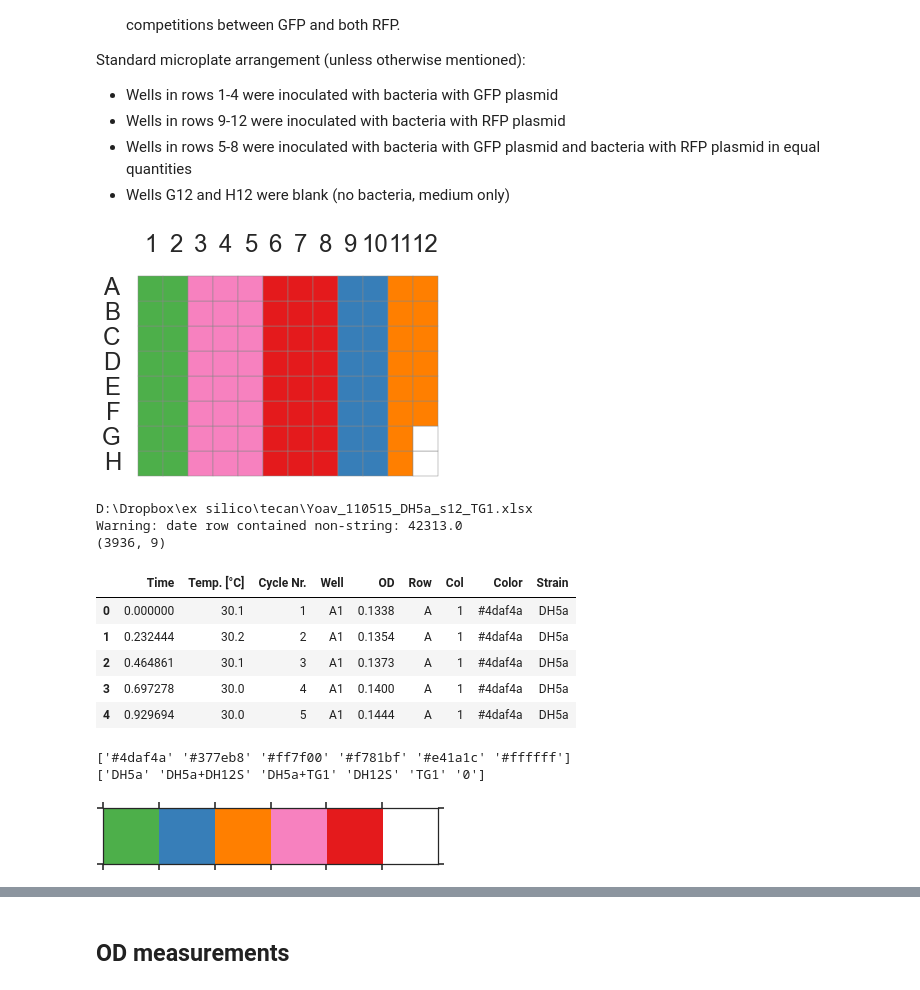
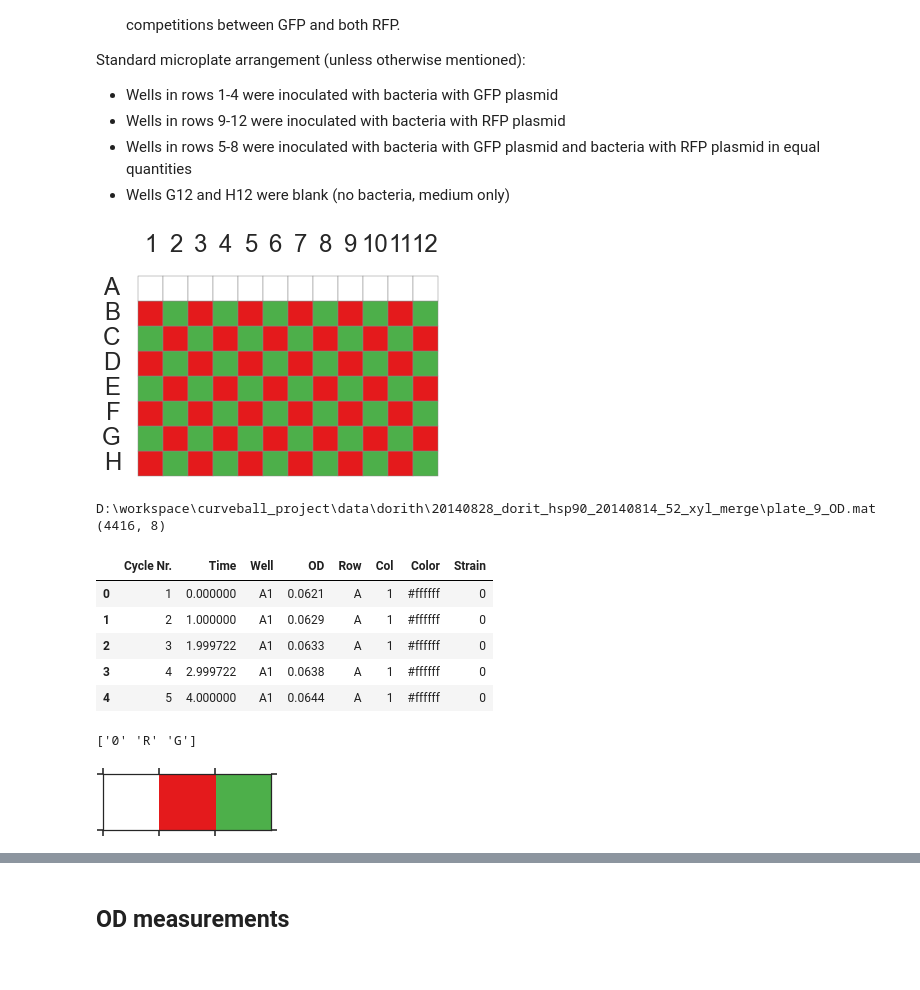
Before and after one commit to yoavram/GRC2015, a Jupyter notebook: analysis.ipynb, the cells around one changed output, grey strips where cells are left out. Saved outputs shown, nothing was run; the diff lists cells and outputs as text; code cells hidden in the pictures.

```diff
--- a/analysis.ipynb
+++ b/analysis.ipynb
@@ -34,30 +34,26 @@ filename = r"D:\Dropbox\ex silico\tecan\Yoav_110515_DH5a_s12_TG1.xlsx"
 # %%
-#plate = pd.read_csv(r"d:/workspace/curveball_project/python/plate_templates/checkerboard2.csv")
-plate = pd.read_csv(r"D:/workspace/curveball_project/python/plate_templates/DH5a-s12-TG1.csv")
+plate = pd.read_csv(r"d:/workspace/curveball_project/python/plate_templates/checkerboard2.csv")
 fig,ax = curveball.plots.plot_plate(plate)
 # %% [output]
-[figure, old version]
+[figure, new version]
 # %%
 reload(curveball.ioutils)
 print filename
-df = curveball.ioutils.read_tecan_xlsx(filename, 'OD', 3, max_time=48, plate=plate)
+df = curveball.ioutils.read_tecan_mat(filename, max_time=48, plate=plate)
 print df.shape
 df.head()
 # %% [output]
-D:\Dropbox\ex silico\tecan\Yoav_110515_DH5a_s12_TG1.xlsx
-Warning: date row contained non-string: 42313.0
-(3936, 9)
+D:\workspace\curveball_project\data\dorith\20140828_dorit_hsp90_20140814_52_xyl_merge\plate_9_OD.mat
+(4416, 8)
-|  | Time | Temp. [°C] | Cycle Nr. | Well | OD | Row | Col | Color | Strain |
-| 0 | 0.000000 | 30.1 | 1 | A1 | 0.1338 | A | 1 | #4daf4a | DH5a |
-| 1 | 0.232444 | 30.2 | 2 | A1 | 0.1354 | A | 1 | #4daf4a | DH5a |
-| 2 | 0.464861 | 30.1 | 3 | A1 | 0.1373 | A | 1 | #4daf4a | DH5a |
-| 3 | 0.697278 | 30.0 | 4 | A1 | 0.1400 | A | 1 | #4daf4a | DH5a |
-| 4 | 0.929694 | 30.0 | 5 | A1 | 0.1444 | A | 1 | #4daf4a | DH5a |
+|  | Cycle Nr. | Time | Well | OD | Row | Col | Color | Strain |
+| 0 | 1 | 0.000000 | A1 | 0.0621 | A | 1 | #ffffff | 0 |
+| 1 | 2 | 1.000000 | A1 | 0.0629 | A | 1 | #ffffff | 0 |
+| 2 | 3 | 1.999722 | A1 | 0.0633 | A | 1 | #ffffff | 0 |
+| 3 | 4 | 2.999722 | A1 | 0.0638 | A | 1 | #ffffff | 0 |
+| 4 | 5 | 4.000000 | A1 | 0.0644 | A | 1 | #ffffff | 0 |
 # %%
 sns.palplot(df.Color.unique())
-print df.Color.unique()
 print df.Strain.unique()
 # %% [output]
-['#4daf4a' '#377eb8' '#ff7f00' '#f781bf' '#e41a1c' '#ffffff']
-['DH5a' 'DH5a+DH12S' 'DH5a+TG1' 'DH12S' 'TG1' '0']
+['0' 'R' 'G']
-[figure, old version]
+[figure, new version]
```
Also changed, not shown: parts of 16 cells of this notebook, 2 other files.
